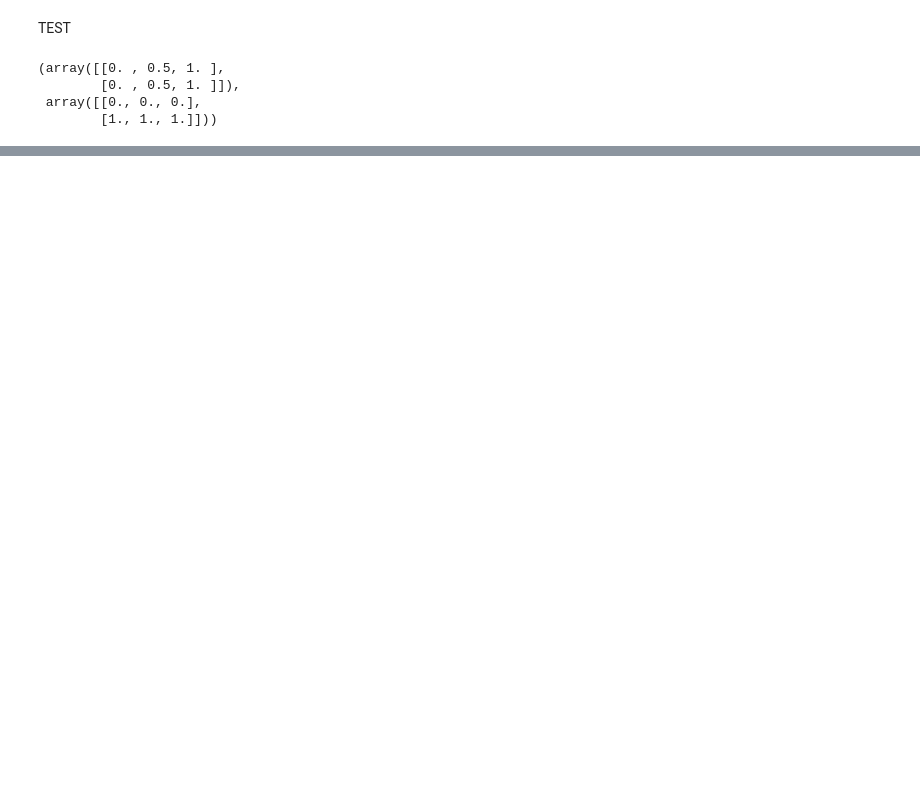
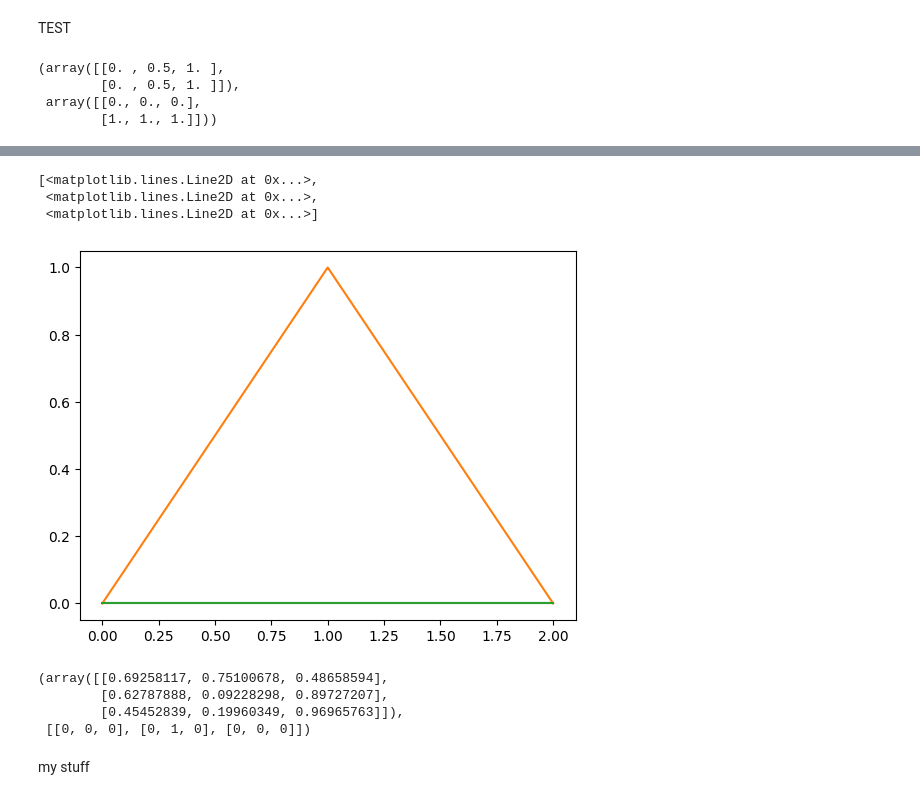
Before and after one commit to Hubert-Pierzchalski/reaction-diffusion, a Jupyter notebook: project/reaction_diffusion.ipynb, the cells around one changed output, grey strips where cells are left out. Cells and saved outputs as stored; diff of their text form; code cells hidden in the pictures; blank space fills up the shorter version.

```diff
--- a/project/reaction_diffusion.ipynb
+++ b/project/reaction_diffusion.ipynb
@@ -30,0 +55,11 @@ yv
+# %%
+x = [[0,0,0],
+     [0,1,0],
+     [0,0,0]]
+# %%
+plt.plot(x)
+# %% [output]
+[<matplotlib.lines.Line2D at 0x...>,
+ <matplotlib.lines.Line2D at 0x...>,
+ <matplotlib.lines.Line2D at 0x...>]
+[figure, added]
@@ -30,0 +68,9 @@ yv
+# %%
+zvals, x
+# %% [output]
+(array([[0.69258117, 0.75100678, 0.48658594],
+        [0.62787888, 0.09228298, 0.89727207],
+        [0.45452839, 0.19960349, 0.96965763]]),
+ [[0, 0, 0], [0, 1, 0], [0, 0, 0]])
+# %% [markdown]
+my stuff
```
Also changed, not shown: parts of 10 cells of this notebook.
